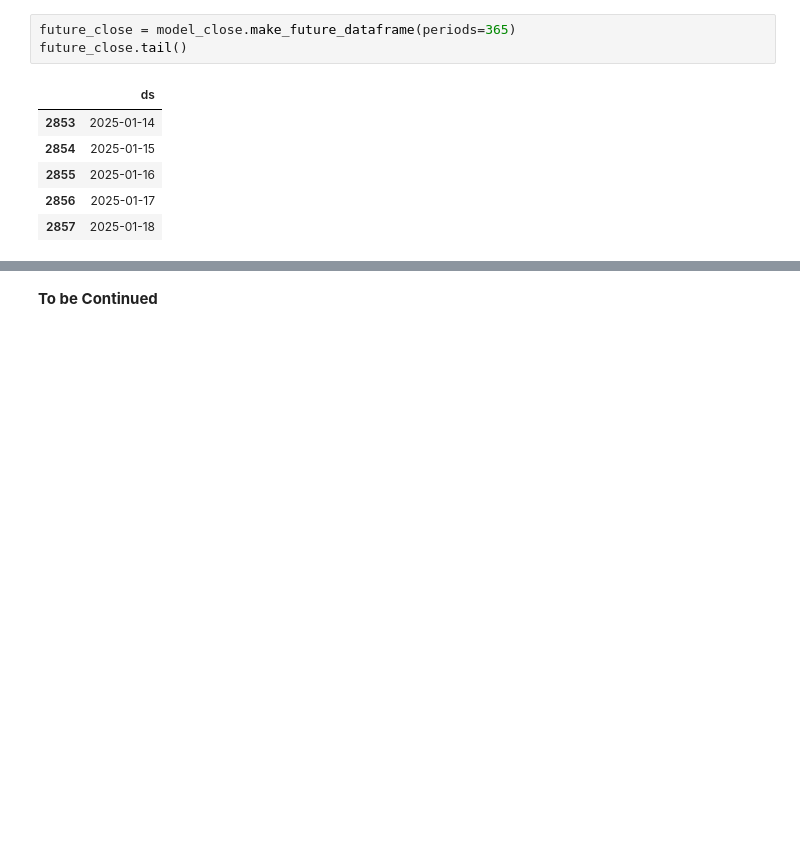
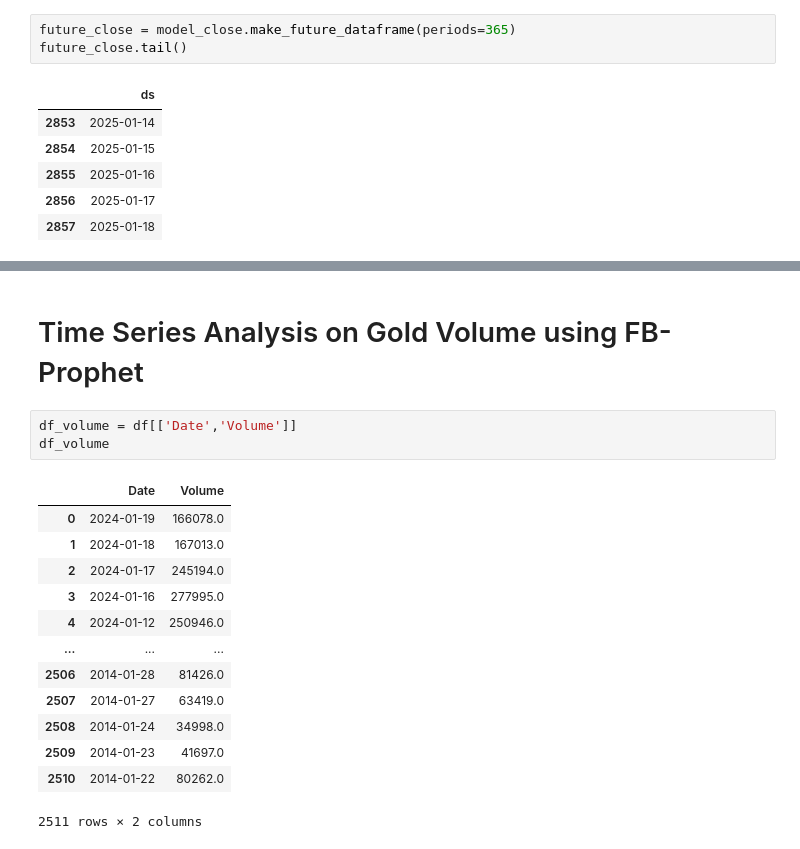
Before and after one commit to shivank124/Kaggle, a Jupyter notebook: gold-stock-prize.ipynb, the cells around one changed output, grey strips where cells are left out. Saved outputs shown, nothing was run; the diff lists cells and outputs as text; blank space fills up the shorter version.

Commit message:
Kaggle Notebook | Gold Stock Prize | Version 3

```diff
--- a/gold-stock-prize.ipynb
+++ b/gold-stock-prize.ipynb
@@ -251,5 +251,22 @@ plot_components_plotly(model_close, forecast_close)
 # %% [output]
 Discarding nonzero nanoseconds in conversion.
 [interactive output not drawn]
-# %% [markdown]
-**To be Continued**
+# %% [markdown]
+# Time Series Analysis on Gold Volume using FB-Prophet
+# %%
+df_volume = df[['Date','Volume']]
+df_volume
+# %% [output]
+|  | Date | Volume |
+| 0 | 2024-01-19 | 166078.0 |
+| 1 | 2024-01-18 | 167013.0 |
+| 2 | 2024-01-17 | 245194.0 |
+| 3 | 2024-01-16 | 277995.0 |
+| 4 | 2024-01-12 | 250946.0 |
+| ... | ... | ... |
+| 2506 | 2014-01-28 | 81426.0 |
+| 2507 | 2014-01-27 | 63419.0 |
+| 2508 | 2014-01-24 | 34998.0 |
+| 2509 | 2014-01-23 | 41697.0 |
+| 2510 | 2014-01-22 | 80262.0 |
+2511 rows × 2 columns
```
Also changed, not shown: parts of 10 cells of this notebook.
